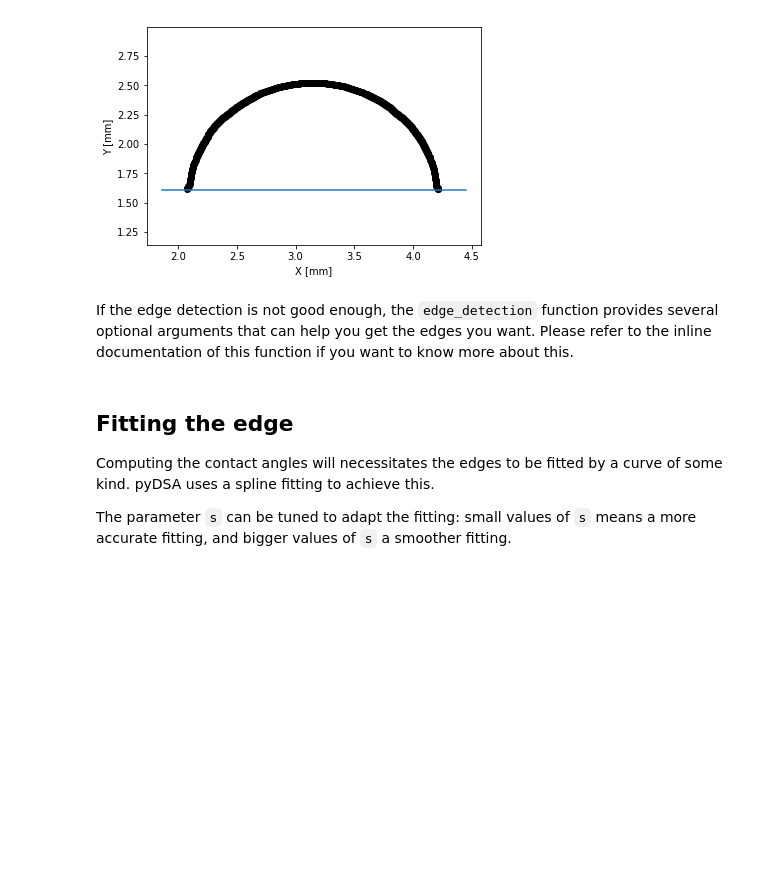
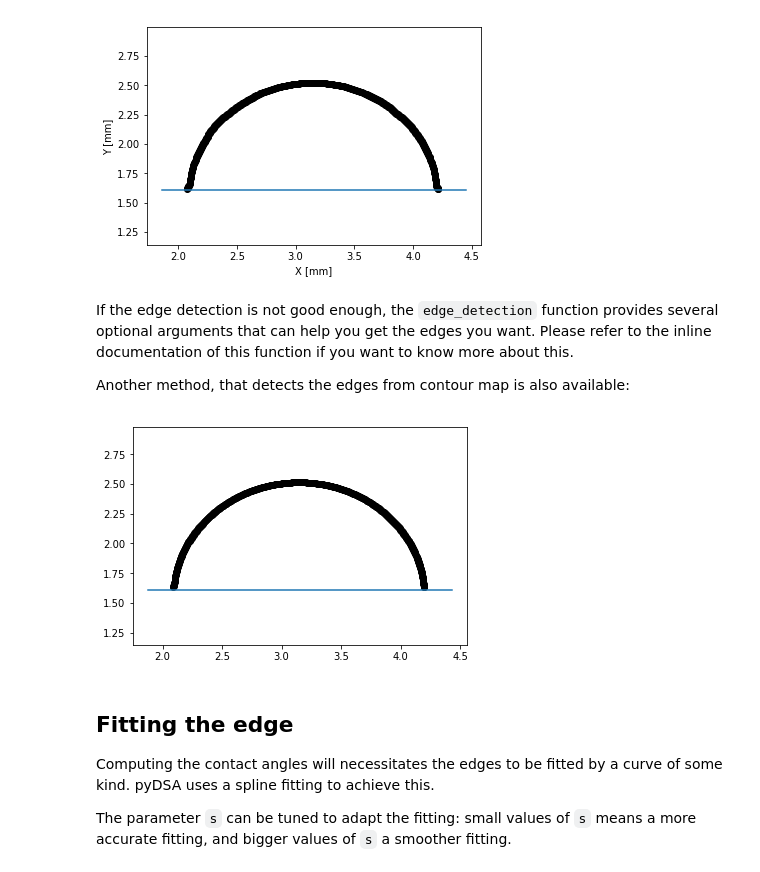
Before and after one commit to gabylaunay/Python-cookbook, a Jupyter notebook: src/notebooks/pydsa.ipynb, the cells around one changed output. Drawn from its saved outputs; the diff is of its cells as text; code cells hidden in the pictures; blank space fills up the shorter version.

Commit message:
Add contour edge detection

```diff
--- a/src/notebooks/pydsa.ipynb
+++ b/src/notebooks/pydsa.ipynb
@@ -87,6 +87,17 @@ plt.show()
 # %% [markdown]
 If the edge detection is not good enough, the `edge_detection` function provides several optional arguments that can help you get the edges you want.
 Please refer to the inline documentation of this function if you want to know more about this.
+
+Another method, that detects the edges from contour map is also available:
+# %%
+edge_cont = im.edge_detection_contour(level=.25)
+
+# Display the edge
+plt.figure()
+edge_cont.display()
+plt.show()
+# %% [output]
+[figure, added]
 # %% [markdown]
 ## Fitting the edge
 
```
